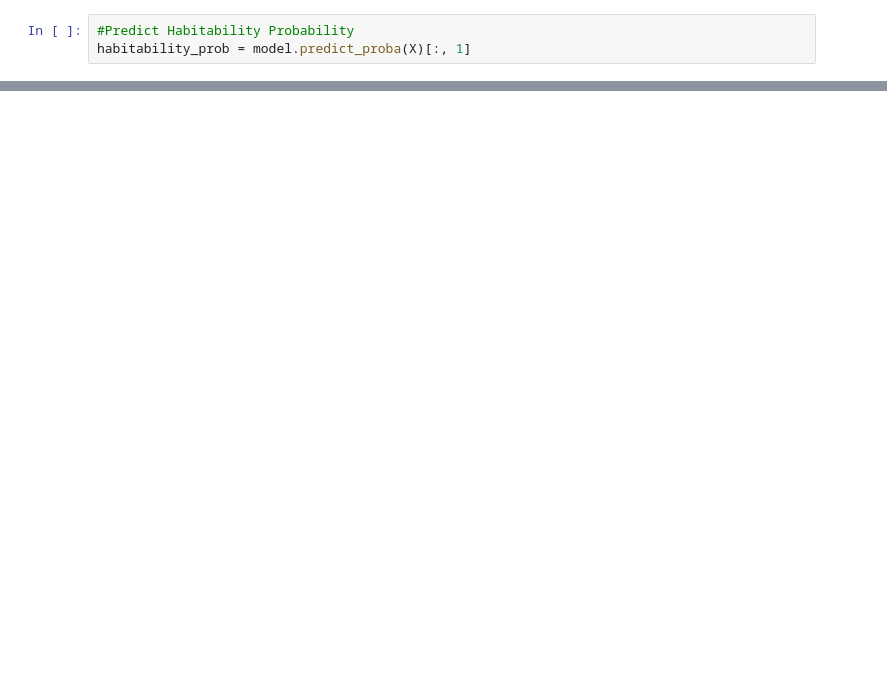
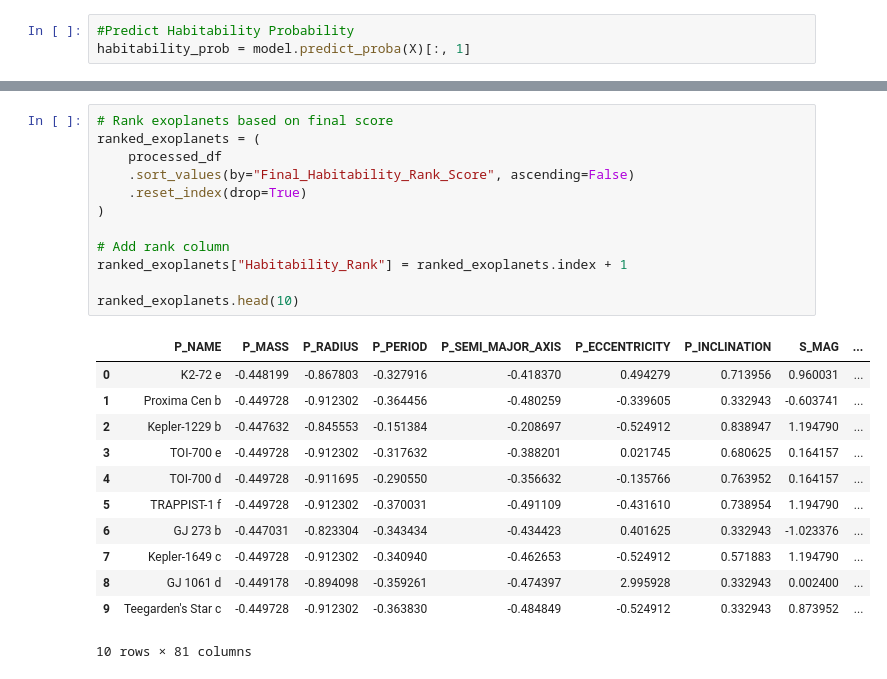
Before and after one commit to varshini-nandula/exohabitai, a Jupyter notebook: exoplanets.ipynb, the cells around one changed output, grey strips where cells are left out. Cells and saved outputs as stored; diff of their text form; blank space fills up the shorter version.

```diff
--- a/exoplanets.ipynb
+++ b/exoplanets.ipynb
@@ -1081,0 +1145,25 @@ ranking_df = ranking_df.sort_values(
+# %%
+# Rank exoplanets based on final score
+ranked_exoplanets = (
+    processed_df
+    .sort_values(by="Final_Habitability_Rank_Score", ascending=False)
+    .reset_index(drop=True)
+)
+
+# Add rank column
+ranked_exoplanets["Habitability_Rank"] = ranked_exoplanets.index + 1
+
+ranked_exoplanets.head(10)
+# %% [output]
+|  | P_NAME | P_MASS | P_RADIUS | P_PERIOD | P_SEMI_MAJOR_AXIS | P_ECCENTRICITY | P_INCLINATION | S_MAG | ... |
+| 0 | K2-72 e | -0.448199 | -0.867803 | -0.327916 | -0.418370 | 0.494279 | 0.713956 | 0.960031 | ... |
+| 1 | Proxima Cen b | -0.449728 | -0.912302 | -0.364456 | -0.480259 | -0.339605 | 0.332943 | -0.603741 | ... |
+| 2 | Kepler-1229 b | -0.447632 | -0.845553 | -0.151384 | -0.208697 | -0.524912 | 0.838947 | 1.194790 | ... |
+| 3 | TOI-700 e | -0.449728 | -0.912302 | -0.317632 | -0.388201 | 0.021745 | 0.680625 | 0.164157 | ... |
+| 4 | TOI-700 d | -0.449728 | -0.911695 | -0.290550 | -0.356632 | -0.135766 | 0.763952 | 0.164157 | ... |
+| 5 | TRAPPIST-1 f | -0.449728 | -0.912302 | -0.370031 | -0.491109 | -0.431610 | 0.738954 | 1.194790 | ... |
+| 6 | GJ 273 b | -0.447031 | -0.823304 | -0.343434 | -0.434423 | 0.401625 | 0.332943 | -1.023376 | ... |
+| 7 | Kepler-1649 c | -0.449728 | -0.912302 | -0.340940 | -0.462653 | -0.524912 | 0.571883 | 1.194790 | ... |
+| 8 | GJ 1061 d | -0.449178 | -0.894098 | -0.359261 | -0.474397 | 2.995928 | 0.332943 | 0.002400 | ... |
+| 9 | Teegarden's Star c | -0.449728 | -0.912302 | -0.363830 | -0.484849 | -0.524912 | 0.332943 | 0.873952 | ... |
+10 rows × 81 columns
```
Also changed, not shown: parts of 9 cells of this notebook, 2 other files.
